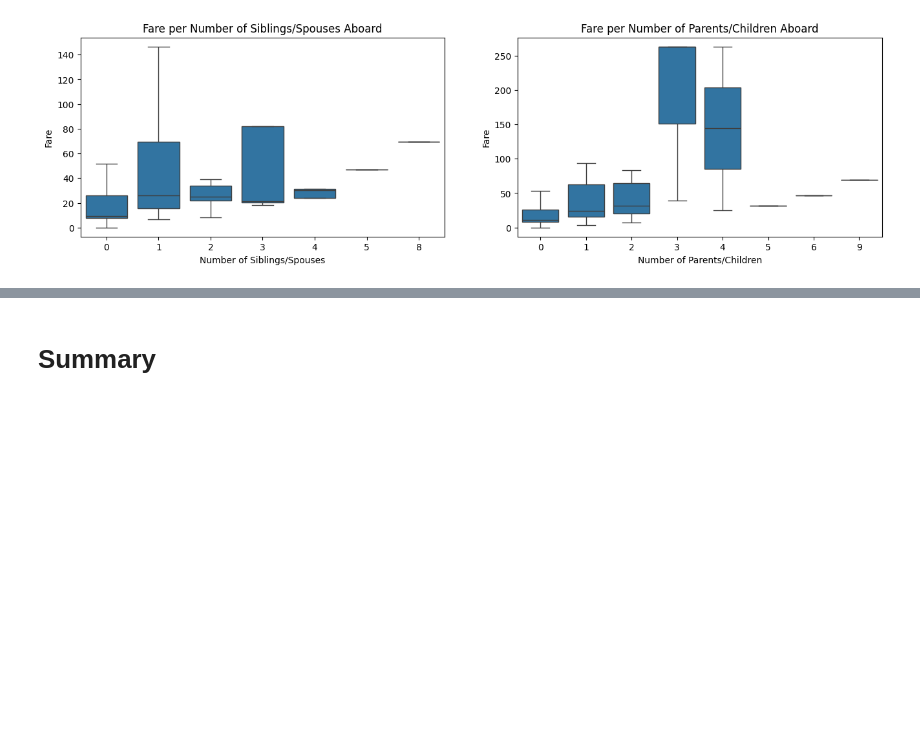
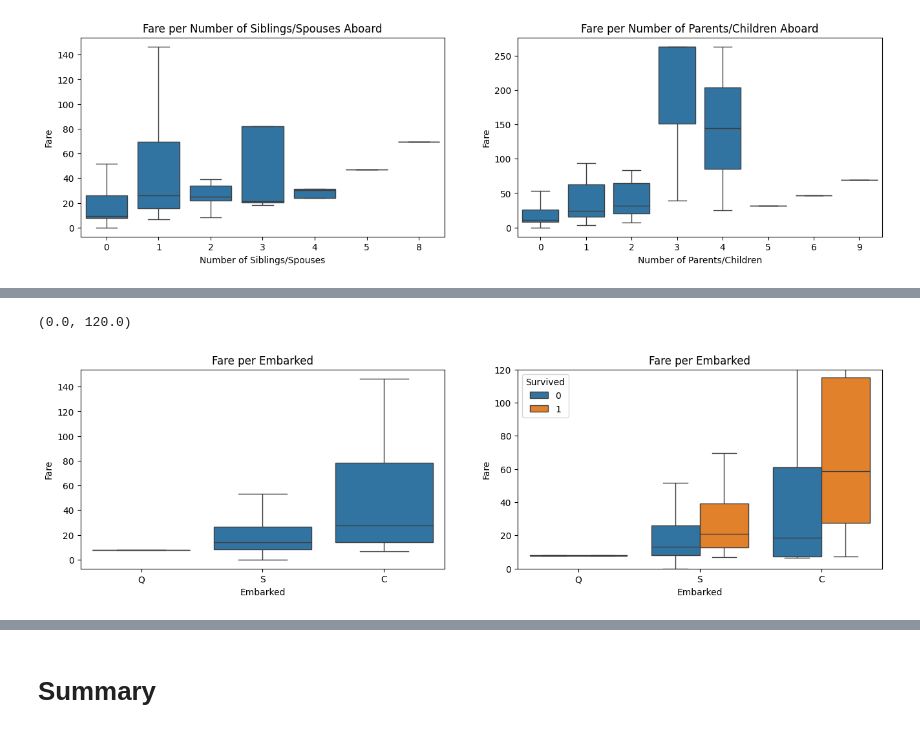
Before and after one commit to kri1mka/ml-intro, a Jupyter notebook: 2_data_exploration/eda.ipynb, the cells around one changed output, grey strips where cells are left out. Drawn from its saved outputs; the diff is of its cells as text; code cells hidden in the pictures; blank space fills up the shorter version.

```diff
--- a/2_data_exploration/eda.ipynb
+++ b/2_data_exploration/eda.ipynb
@@ -343,0 +374,16 @@ Text(0, 0.5, 'First Name')
+# %%
+fig, axes = plt.subplots(ncols=2, nrows=1, figsize=(16,4))
+
+sns.boxplot(data=titanic_data, x="Embarked", y="Fare", showfliers = False, ax = axes[0])
+axes[0].set_title('Fare per Embarked')
+axes[0].set_ylabel('Fare')
+axes[0].set_xlabel('Embarked')
+
+sns.boxplot(data=titanic_data, x="Embarked", y="Fare", hue='Survived', showfliers = False)
+axes[1].set_title('Fare per Embarked')
+axes[1].set_ylabel('Fare')
+axes[1].set_xlabel('Embarked')
+axes[1].set_ylim(0,120)
+# %% [output]
+(0.0, 120.0)
+[figure, added]
```
Also changed, not shown: parts of 7 cells of this notebook.
